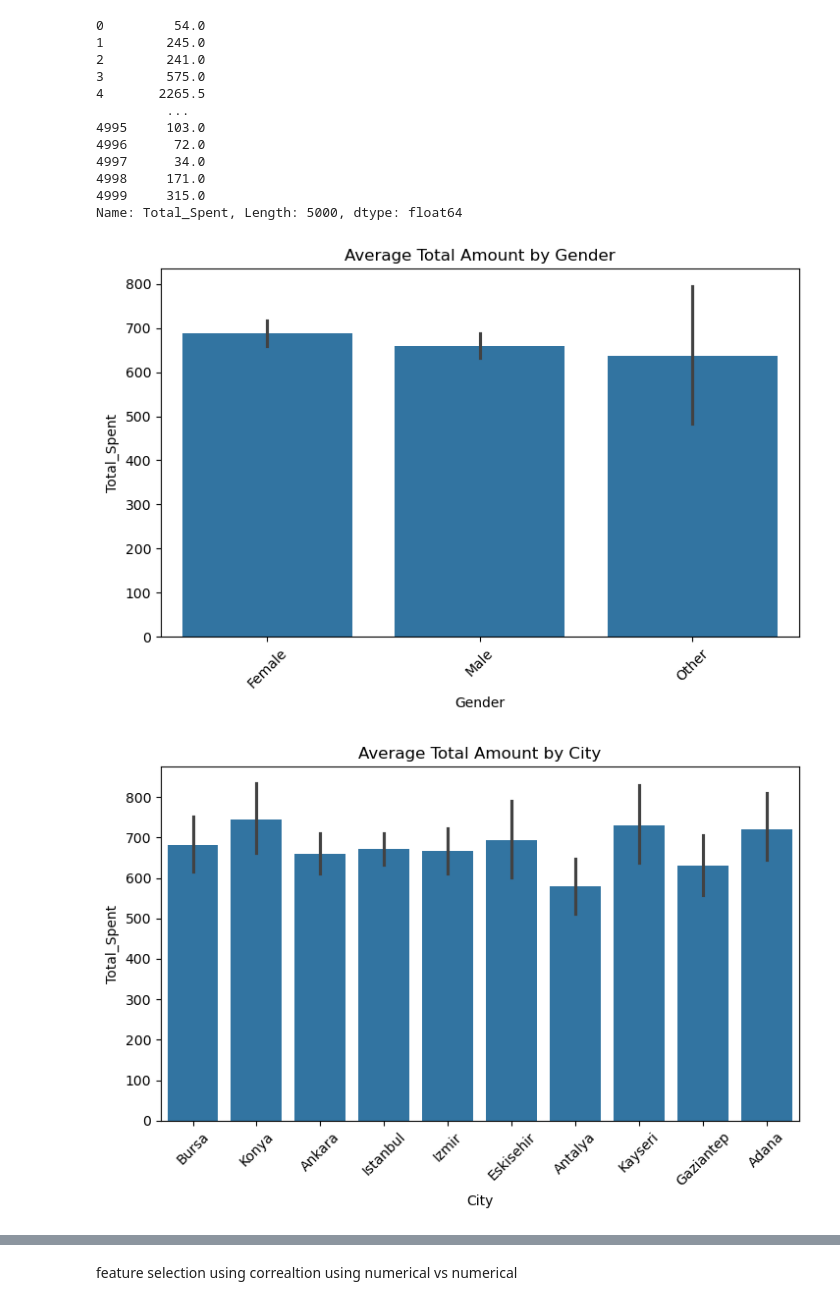
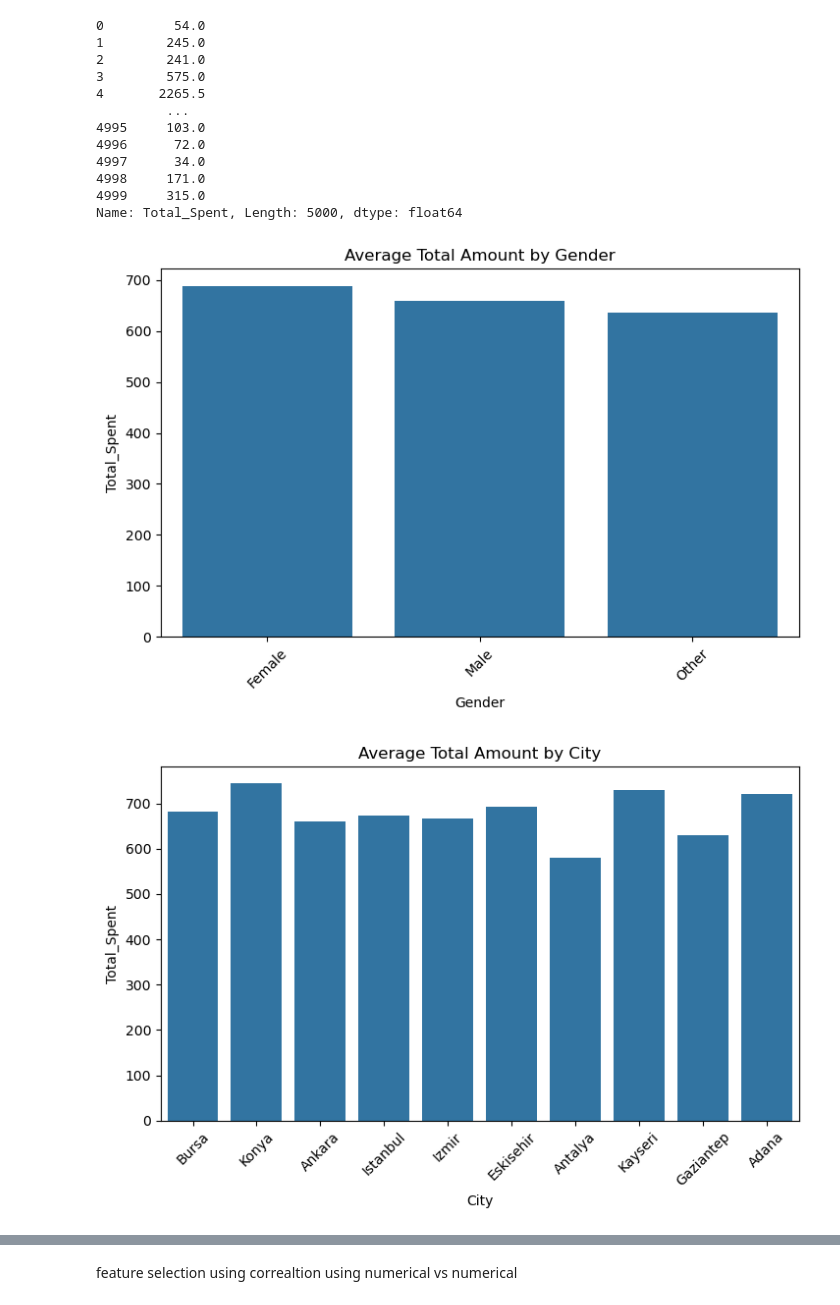
Before and after one commit to mohammed-fariz/project, a Jupyter notebook: supervised ml/customer lifetime value prediciton/clv prediciton.ipynb, the cells around one changed output, grey strips where cells are left out. Drawn from its saved outputs; the diff is of its cells as text; code cells hidden in the pictures.

```diff
--- a/supervised ml/customer lifetime value prediciton/clv prediciton.ipynb
+++ b/supervised ml/customer lifetime value prediciton/clv prediciton.ipynb
@@ -209,27 +210,27 @@ df['Total_Spent']
 4999     315.0
 Name: Total_Spent, Length: 5000, dtype: float64
 # %%
+
 cat_cols = [
     'Gender',
     'City',
     'Product_Category',
     'Payment_Method',
     'Device_Type',
     'Is_Returning_Customer'
 ]
 
 for col in cat_cols:
     plt.figure(figsize=(14,5))
 
     # Barplot (Average spend)
     plt.subplot(1,2,1)
-    sns.barplot(x=df[col], y=df[target])
+    sns.barplot(x=df[col], y=df[target],errorbar=None)
     plt.title(f"Average Total Amount by {col}")
     plt.xticks(rotation=45)
 
 
     plt.tight_layout()
-    plt.show()
 # %% [output]
-[figure, old version]
+[figure, new version]
-[figure, old version]
+[figure, new version]
```
Also changed, not shown: parts of 21 cells of this notebook, 1 other file.
